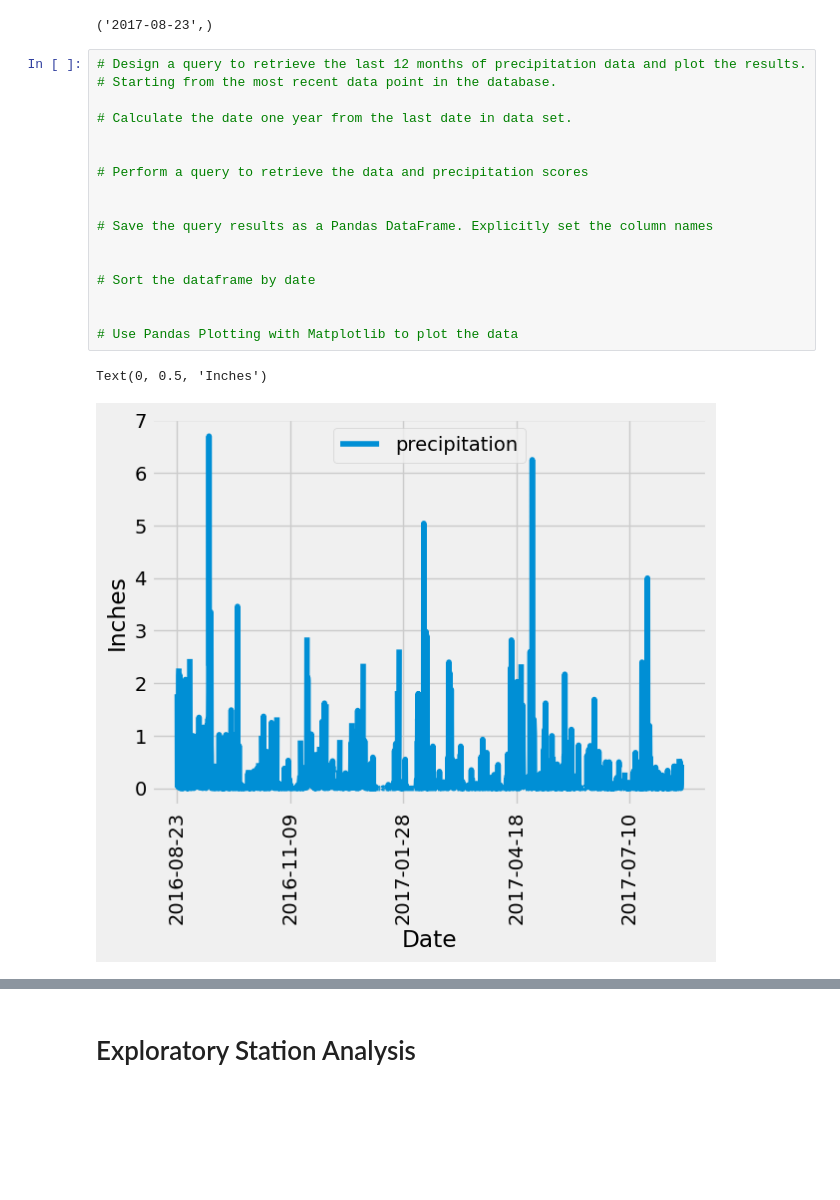
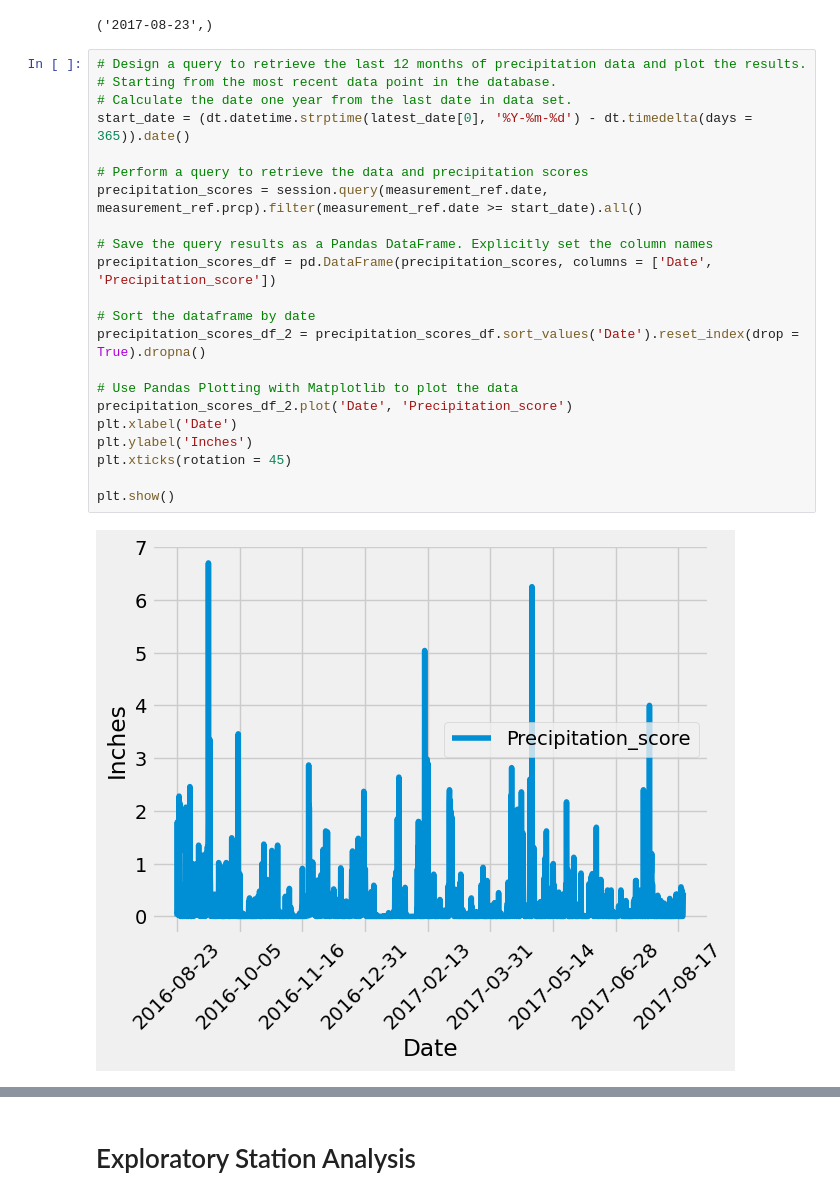
Before and after one commit to yoerisamwel/sqlalchemy-challenge, a Jupyter notebook: climate_starter.ipynb, the cells around one changed output, grey strips where cells are left out. Saved outputs shown, nothing was run; the diff lists cells and outputs as text; blank space fills up the shorter version.

```diff
--- a/climate_starter.ipynb
+++ b/climate_starter.ipynb
@@ -47,22 +48,26 @@ latest_date
 # %%
 # Design a query to retrieve the last 12 months of precipitation data and plot the results.
 # Starting from the most recent data point in the database.
-
 # Calculate the date one year from the last date in data set.
-
+start_date = (dt.datetime.strptime(latest_date[0], '%Y-%m-%d') - dt.timedelta(days = 365)).date()
 
 # Perform a query to retrieve the data and precipitation scores
-
+precipitation_scores = session.query(measurement_ref.date, measurement_ref.prcp).filter(measurement_ref.date >= start_date).all()
 
 # Save the query results as a Pandas DataFrame. Explicitly set the column names
-
+precipitation_scores_df = pd.DataFrame(precipitation_scores, columns = ['Date', 'Precipitation_score'])
 
 # Sort the dataframe by date
-
+precipitation_scores_df_2 = precipitation_scores_df.sort_values('Date').reset_index(drop = True).dropna()
 
 # Use Pandas Plotting with Matplotlib to plot the data
+precipitation_scores_df_2.plot('Date', 'Precipitation_score')
+plt.xlabel('Date')
+plt.ylabel('Inches')
+plt.xticks(rotation = 45)
+
+plt.show()
 # %% [output]
-Text(0, 0.5, 'Inches')
-[figure, old version]
+[figure, new version]
 # %%
 # Use Pandas to calculate the summary statistics for the precipitation data
```
Also changed, not shown: parts of 6 cells of this notebook, 2 other files.
